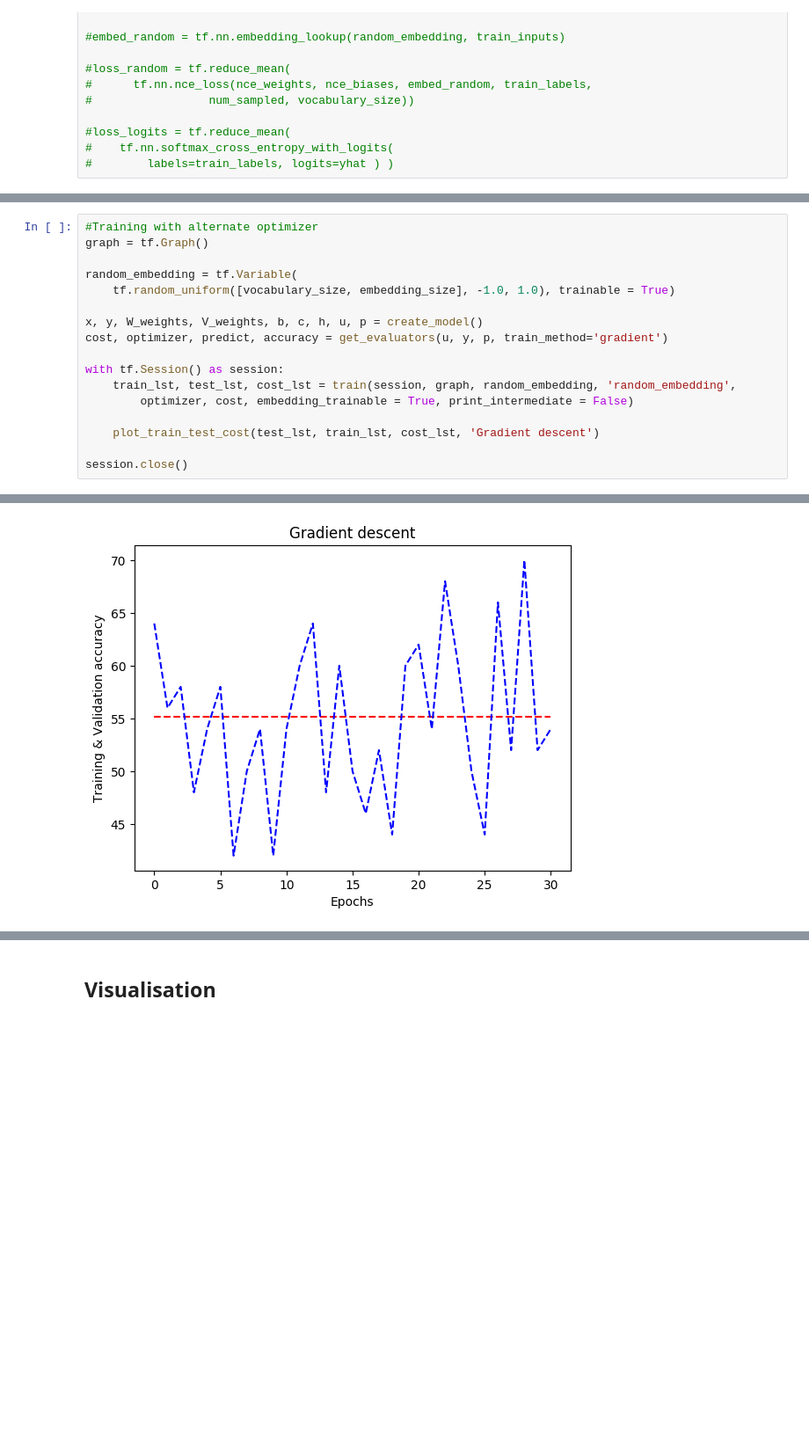
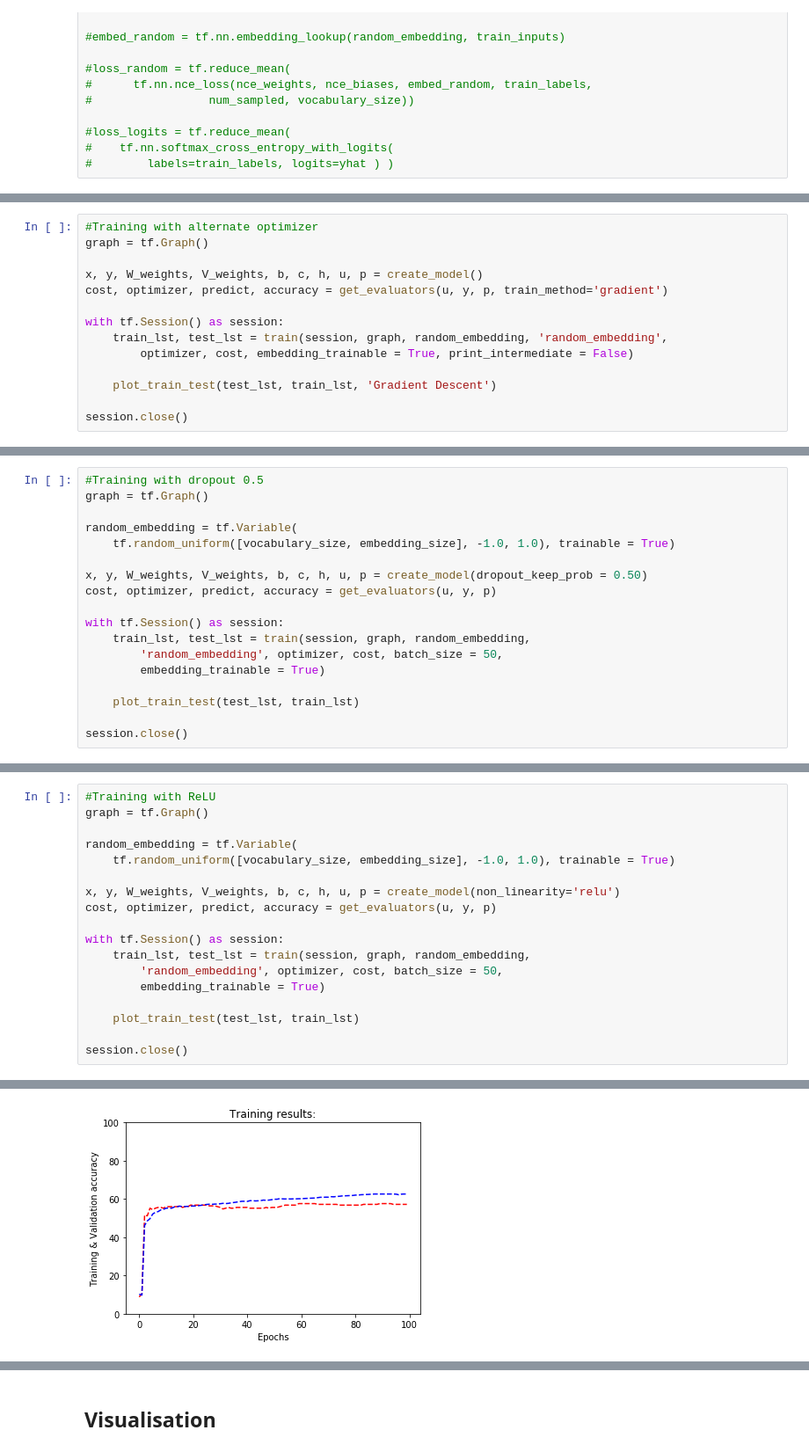
Before and after one commit to robcarlan/deeplearning, a Jupyter notebook: practical2.ipynb, the cells around one changed output, grey strips where cells are left out. Shown at 88% size. Saved outputs shown, nothing was run; the diff lists cells and outputs as text; blank space fills up the shorter version.

```diff
--- a/practical2.ipynb
+++ b/practical2.ipynb
@@ -536,0 +536,14 @@ Final accuracy: 51.9999980927
+# %%
+#Training with alternate optimizer
+graph = tf.Graph()
+
+x, y, W_weights, V_weights, b, c, h, u, p = create_model()
+cost, optimizer, predict, accuracy = get_evaluators(u, y, p, train_method='gradient')
+
+with tf.Session() as session:
+    train_lst, test_lst = train(session, graph, random_embedding, 'random_embedding',
+        optimizer, cost, embedding_trainable = True, print_intermediate = False)
+
+    plot_train_test(test_lst, train_lst, 'Gradient Descent')
+
+session.close()
@@ -536,0 +580,18 @@ Final accuracy: 51.9999980927
+# %%
+#Training with dropout 0.5
+graph = tf.Graph()
+
+random_embedding = tf.Variable(
+    tf.random_uniform([vocabulary_size, embedding_size], -1.0, 1.0), trainable = True)
+
+x, y, W_weights, V_weights, b, c, h, u, p = create_model(dropout_keep_prob = 0.50)
+cost, optimizer, predict, accuracy = get_evaluators(u, y, p)
+
+with tf.Session() as session:
+    train_lst, test_lst = train(session, graph, random_embedding,
+        'random_embedding', optimizer, cost, batch_size = 50,
+        embedding_trainable = True)
+
+    plot_train_test(test_lst, train_lst)
+
+session.close()
@@ -537,18 +604,19 @@ Final accuracy: 51.9999980927
 # %%
-#Training with alternate optimizer
+#Training with ReLU
 graph = tf.Graph()
 
 random_embedding = tf.Variable(
     tf.random_uniform([vocabulary_size, embedding_size], -1.0, 1.0), trainable = True)
 
-x, y, W_weights, V_weights, b, c, h, u, p = create_model()
-cost, optimizer, predict, accuracy = get_evaluators(u, y, p, train_method='gradient')
+x, y, W_weights, V_weights, b, c, h, u, p = create_model(non_linearity='relu')
+cost, optimizer, predict, accuracy = get_evaluators(u, y, p)
 
 with tf.Session() as session:
-    train_lst, test_lst, cost_lst = train(session, graph, random_embedding, 'random_embedding',
-        optimizer, cost, embedding_trainable = True, print_intermediate = False)
+    train_lst, test_lst = train(session, graph, random_embedding,
+        'random_embedding', optimizer, cost, batch_size = 50,
+        embedding_trainable = True)
 
-    plot_train_test_cost(test_lst, train_lst, cost_lst, 'Gradient descent')
+    plot_train_test(test_lst, train_lst)
 
 session.close()
 # %% [output]
@@ -559 +627 @@ Final accuracy: 51.9999980927
-[figure, old version]
+[figure, new version]
```
Also changed, not shown: parts of 24 cells of this notebook.
